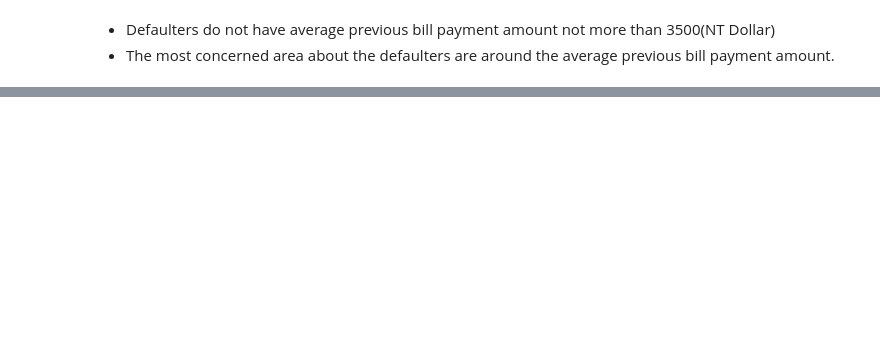
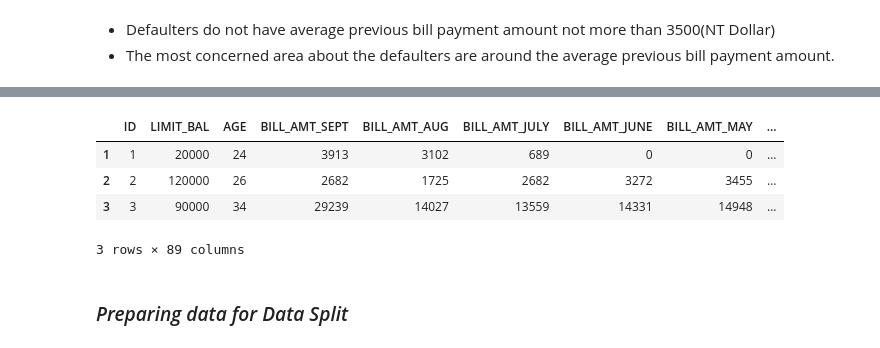
Before and after one commit to Mdanish2020/Credit_card_default_prediction, a Jupyter notebook: ML_Capstone(Classification)Credit_Card_Default_Prediction.ipynb, the cells around one changed output, grey strips where cells are left out. Cells and saved outputs as stored; diff of their text form; code cells hidden in the pictures; blank space fills up the shorter version.

```diff
--- a/ML_Capstone(Classification)Credit_Card_Default_Prediction.ipynb
+++ b/ML_Capstone(Classification)Credit_Card_Default_Prediction.ipynb
@@ -466,0 +454,19 @@ sns.pairplot(cred_df[pay_amt])
+# %%
+# making a copy of dataset
+cred_dup_df = cred_df.copy()
+# %%
+# Transform features Marriage, Age and Education using one-hot-encoding
+cred_dup_df = pd.get_dummies(cred_dup_df,columns = ['EDUCATION','SEX','MARRIAGE'])
+# %%
+# Transform features of repayment of different months using one-hot encoding
+cred_dup_df = pd.get_dummies(cred_dup_df, columns = ['REPAY_SEPT','REPAY_AUG','REPAY_JULY','REPAY_JUNE','REPAY_MAY','REPAY_APRIL'])
+# %%
+cred_dup_df.head(3)
+# %% [output]
+|  | ID | LIMIT_BAL | AGE | BILL_AMT_SEPT | BILL_AMT_AUG | BILL_AMT_JULY | BILL_AMT_JUNE | BILL_AMT_MAY | ... |
+| 1 | 1 | 20000 | 24 | 3913 | 3102 | 689 | 0 | 0 | ... |
+| 2 | 2 | 120000 | 26 | 2682 | 1725 | 2682 | 3272 | 3455 | ... |
+| 3 | 3 | 90000 | 34 | 29239 | 14027 | 13559 | 14331 | 14948 | ... |
+3 rows × 89 columns
+# %% [markdown]
+### *Preparing data for Data Split*
```
Also changed, not shown: parts of 24 cells of this notebook.
